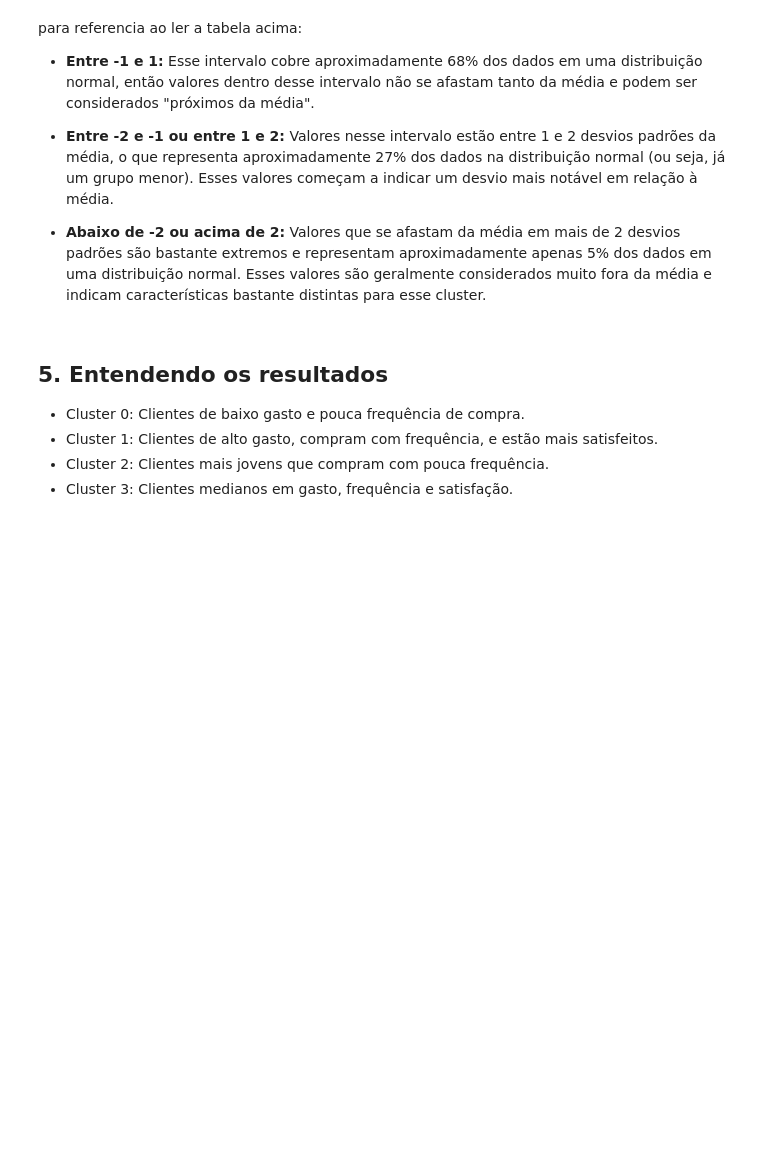
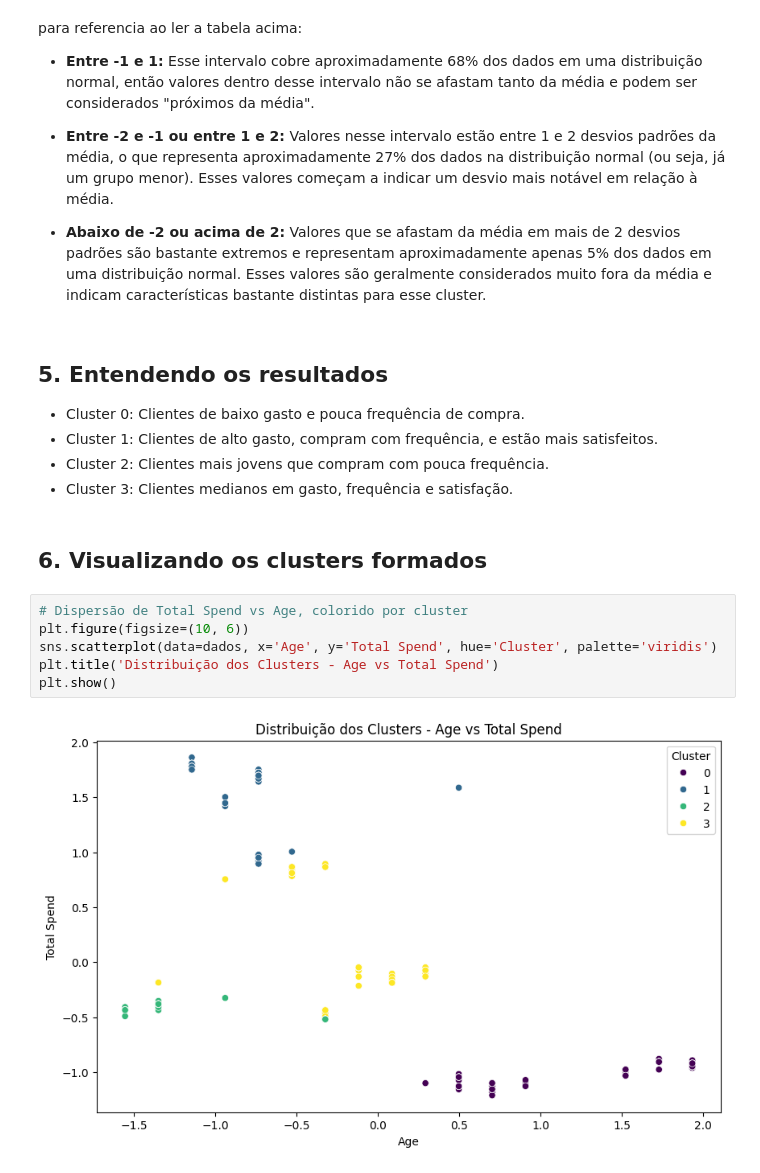
Before and after one commit to HammadN98/Segmentacao_de_Clientes_para_E-commerce, a Jupyter notebook: notebooks/E_commerce_behavior.ipynb, the cells around one changed output. Saved outputs shown, nothing was run; the diff lists cells and outputs as text; blank space fills up the shorter version.

Commit message:
visualizacao dos clusters formados

```diff
--- a/notebooks/E_commerce_behavior.ipynb
+++ b/notebooks/E_commerce_behavior.ipynb
@@ -215,3 +215,13 @@ para referencia ao ler a tabela acima:
 * Cluster 1: Clientes de alto gasto, compram com frequência, e estão mais satisfeitos.
 * Cluster 2: Clientes mais jovens que compram com pouca frequência.
 * Cluster 3: Clientes medianos em gasto, frequência e satisfação.
+# %% [markdown]
+## 6. Visualizando os clusters formados
+# %%
+# Dispersão de Total Spend vs Age, colorido por cluster
+plt.figure(figsize=(10, 6))
+sns.scatterplot(data=dados, x='Age', y='Total Spend', hue='Cluster', palette='viridis')
+plt.title('Distribuição dos Clusters - Age vs Total Spend')
+plt.show()
+# %% [output]
+[figure, added]
```
Also changed, not shown: parts of 2 cells of this notebook.
